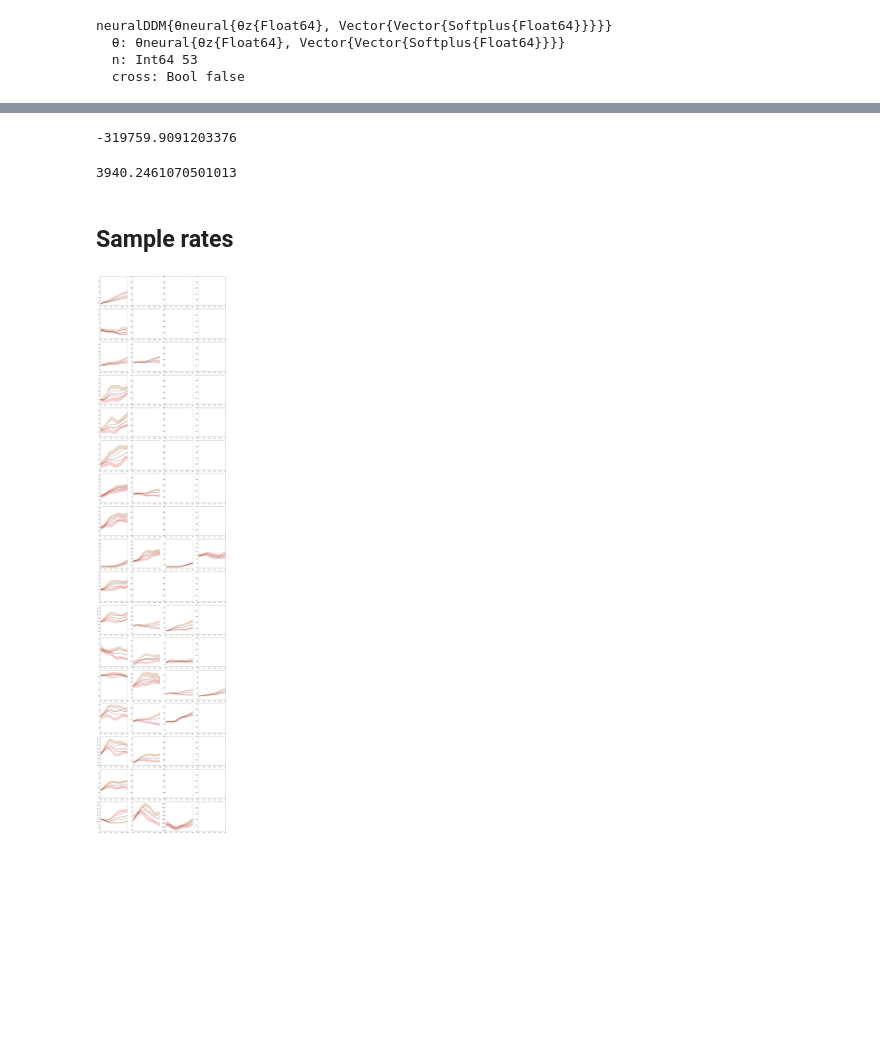
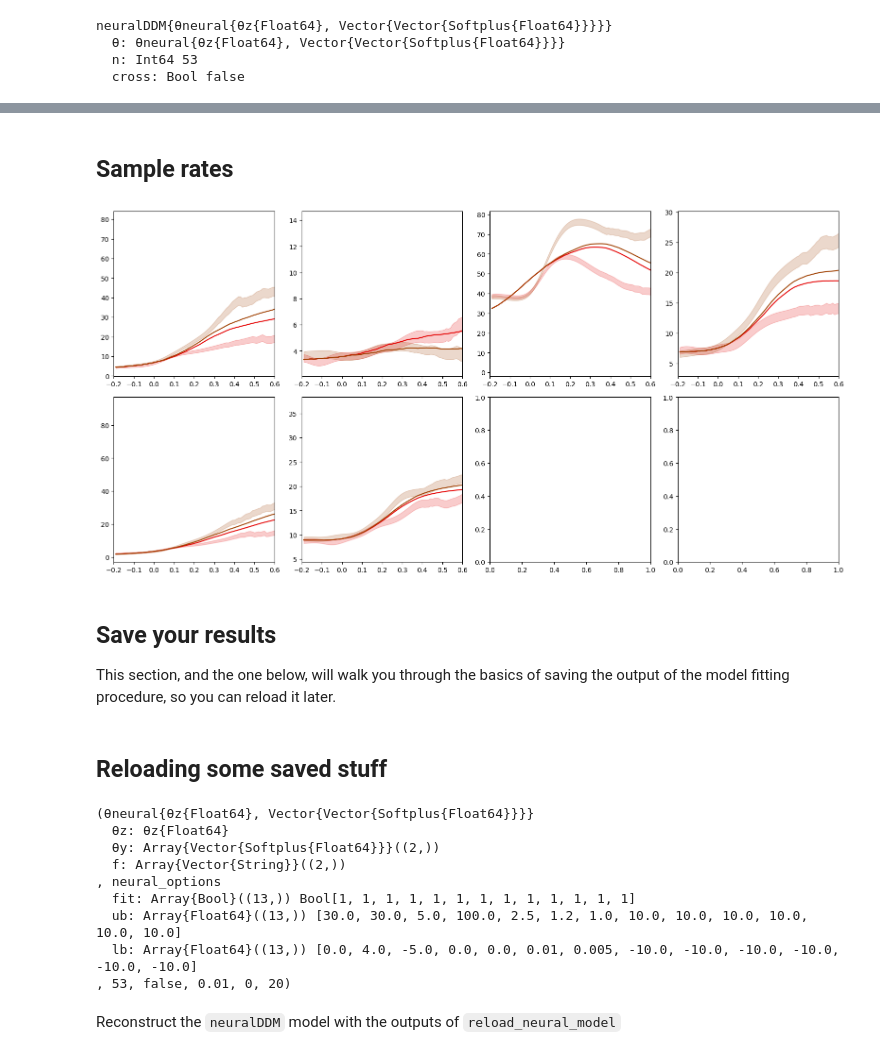
Before and after one commit to Brody-Lab/PulseInputDDM.jl, a Jupyter notebook: examples/fit_neural_real_data.ipynb, the cells around one changed output, grey strips where cells are left out. Saved outputs shown, nothing was run; the diff lists cells and outputs as text; code cells hidden in the pictures; blank space fills up the shorter version.

Commit message:
Removed last old notebook, fixed neural notebook, and fixed methods that were found to be out of date

```diff
--- a/examples/fit_neural_real_data.ipynb
+++ b/examples/fit_neural_real_data.ipynb
@@ -9,5 +33,8 @@ WARNING: method definition for loglikelihood at /usr2/faculty/bddepasq/PulseInpu
 # %%
-data, μ_rnt, μ_t = load_neural_data(["./data/T103_303075.mat", "./data/T103_304258.mat"]);
+files = ["./data/T103_303075.mat", "./data/T103_304258.mat"];
+# %%
+data, μ_rnt, μ_t = load_neural_data(files, pcut=0.01, pad=20, delay=0, dt=1e-2,
+    filtSD=5, do_RBF=true);
 # %%
 ncells, ntrials, nparams = map(x-> x[1].ncells, data), length.(data), 4
 # %% [output]
@@ -266,23 +188,11 @@ LL_ML = loglikelihood(model.θ, data, n)
-# %%
-LL_null = mapreduce((data,θy)-> mapreduce(data-> mapreduce(n->
-    pulse_input_DDM.neural_null(data.spikes[n], θy[n]([0.], data.input_data.λ0[n]), dt),
-        +, 1:data.ncells), +, data), +, data, model.θ.θy)
-# %% [output]
--319759.9091203376
-# %%
-LL_ML - LL_null
-# %% [output]
-3940.2461070501013
 # %% [markdown]
 ## Sample rates
 # %%
-μ_λ, μ_c_λ = pulse_input_DDM.synthetic_λ(model.θ, data; num_samples=100, nconds=nconds);
+_, μ_c_λ, = simulate_expected_firing_rate(model, data; num_samples=20, nconds=nconds);
 # %%
 num_rows, num_cols = length(data), maximum(map(x-> x[1].ncells, data))
 fig, ax = subplots(num_rows, num_cols, figsize=(4*maximum(map(x-> x[1].ncells, data)), 4*length(data)))
 my_colors = ["#E50000","#9F3F00","#5A7F00","#15BF00"]
-#PPC colors = ["#1822A0","#5D4A7A","#A37354","#E99C2F"]
-#STR colors = ["#A01892","#B85C71","#D0A150","#E9E62F"]
 
 for i in 1:num_rows
     for j in 1:data[i][1].ncells
@@ -291,67 +201,61 @@ for i in 1:num_rows
 
             for k = 1:nconds
 
-                ax.fill_between((1:length(μ_ct[i][j][k]))*dt,
+                ax.fill_between((1:length(μ_ct[i][j][k]))*dt .-0.2,
                     μ_ct[i][j][k] + σ_ct[i][j][k],
                     μ_ct[i][j][k] - σ_ct[i][j][k],
                     alpha=0.2, color=my_colors[k])
 
-                ax.plot((1:length(μ_c_λ[i][j][k]))*dt,
+                ax.plot((1:length(μ_c_λ[i][j][k]))*dt .-0.2,
                     μ_c_λ[i][j][k], color=my_colors[k])
 
-                ax.set_xlim((0, 0.5))
+                ax[i,j].set_xlim((-0.2, 0.6))
 
             end
-
-            ax.plot((1:length(μ_t[i][j]))*dt,
-                μ_t[i][j], color="black")
-
 
         elseif (num_rows == 1) && (data[i][1].ncells > 1)
 
             for k = 1:nconds
 
-                ax[j].fill_between((1:length(μ_ct[i][j][k]))*dt,
+                ax[j].fill_between((1:length(μ_ct[i][j][k]))*dt .-0.2,
                     μ_ct[i][j][k] + σ_ct[i][j][k],
                     μ_ct[i][j][k] - σ_ct[i][j][k],
                     alpha=0.2, color=my_colors[k])
 
-                ax[j].plot((1:length(μ_c_λ[i][j][k]))*dt,
+                ax[j].plot((1:length(μ_c_λ[i][j][k]))*dt .-0.2,
                     μ_c_λ[i][j][k], color=my_colors[k])
 
-                ax[j].set_xlim((0, 0.5))
+                ax[i,j].set_xlim((-0.2, 0.6))
 
             end
-
-            ax[j].plot((1:length(μ_t[i][j]))*dt,
-                μ_t[i][j], color="black")
 
         elseif num_rows > 1
 
             for k = 1:nconds
 
-                ax[i,j].fill_between((1:length(μ_ct[i][j][k]))*dt,
+                ax[i,j].fill_between((1:length(μ_ct[i][j][k]))*dt .-0.2,
                     μ_ct[i][j][k] + σ_ct[i][j][k],
                     μ_ct[i][j][k] - σ_ct[i][j][k],
                     alpha=0.2, color=my_colors[k])
 
-                ax[i,j].plot((1:length(μ_c_λ[i][j][k]))*dt,
+                ax[i,j].plot((1:length(μ_c_λ[i][j][k]))*dt .-0.2,
                     μ_c_λ[i][j][k], color=my_colors[k])
 
-                ax[i,j].set_xlim((0, 0.5))
+                ax[i,j].set_xlim((-0.2, 0.6))
 
             end
-
-            ax[i,j].plot((1:length(μ_t[i][j]))*dt,
-                μ_t[i][j], color="black")
 
         end
 
     end
 
 end
 
 tight_layout()
-PyPlot.savefig(ENV["HOME"]*"/Projects/pulse_input_DDM/examples/bdd_work/figures/"*rat*"PSTH.png")
+display(gcf())
 # %% [output]
-[figure, old version]
+[figure, new version]
+# %% [markdown]
+## Save your results
+
+This section, and the one below, will walk you through the basics of saving the output of the model fitting procedure, so you can reload it later.
@@ -357,0 +265,16 @@ PyPlot.savefig(ENV["HOME"]*"/Projects/pulse_input_DDM/examples/bdd_work/figures/
+# %% [markdown]
+## Reloading some saved stuff
+# %%
+θ, options, n, cross = reload_neural_model(file)
+# %% [output]
+(θneural{θz{Float64}, Vector{Vector{Softplus{Float64}}}}
+  θz: θz{Float64}
+  θy: Array{Vector{Softplus{Float64}}}((2,))
+  f: Array{Vector{String}}((2,))
+, neural_options
+  fit: Array{Bool}((13,)) Bool[1, 1, 1, 1, 1, 1, 1, 1, 1, 1, 1, 1, 1]
+  ub: Array{Float64}((13,)) [30.0, 30.0, 5.0, 100.0, 2.5, 1.2, 1.0, 10.0, 10.0, 10.0, 10.0, 10.0, 10.0]
+  lb: Array{Float64}((13,)) [0.0, 4.0, -5.0, 0.0, 0.0, 0.01, 0.005, -10.0, -10.0, -10.0, -10.0, -10.0, -10.0]
+, 53, false, 0.01, 0, 20)
+# %% [markdown]
+Reconstruct the `neuralDDM` model with the outputs of `reload_neural_model`
```
Also changed, not shown: parts of 26 cells of this notebook, 3 other files.
